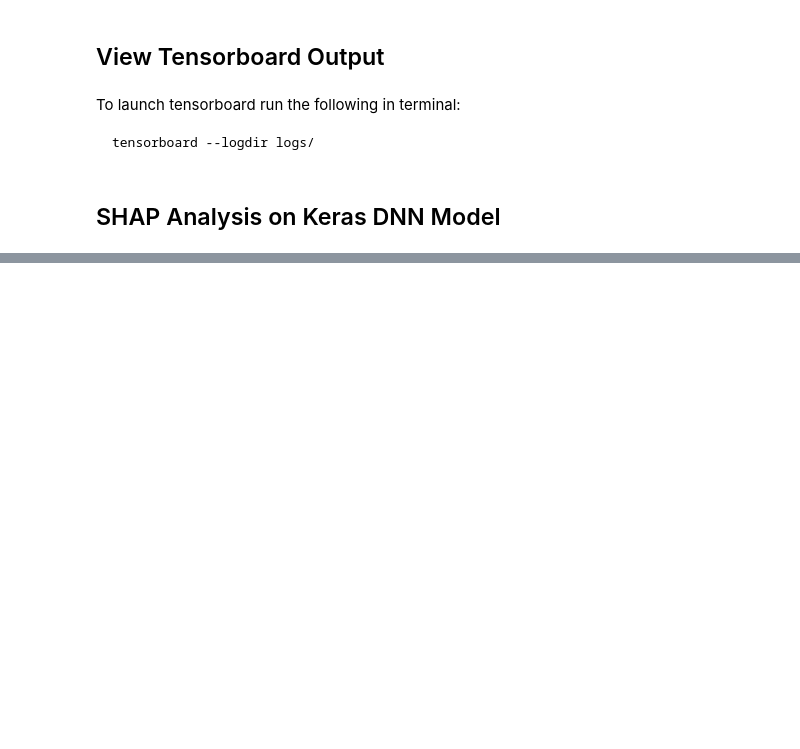
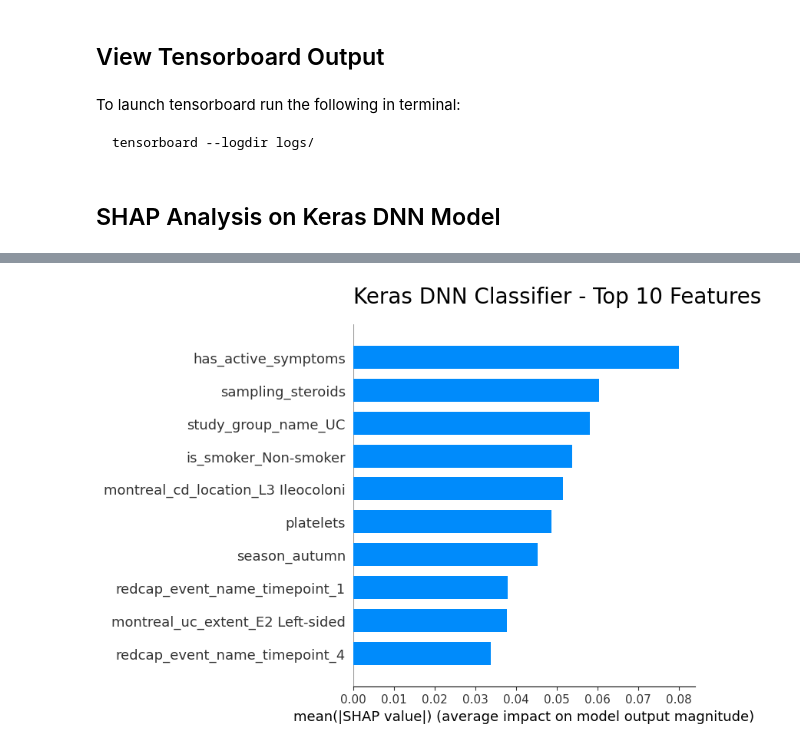
Before and after one commit to 1-gut/machine_learning_for_ibd_fatigue, a Jupyter notebook: 6_tensorflow_trial.ipynb, the cells around one changed output, grey strips where cells are left out. Cells and saved outputs as stored; diff of their text form; code cells hidden in the pictures; blank space fills up the shorter version.

```diff
--- a/6_tensorflow_trial.ipynb
+++ b/6_tensorflow_trial.ipynb
@@ -326,0 +351,19 @@ plt.show()
+# %%
+shap.summary_plot(
+    shap_values_class_1,
+    X_test_sample,
+    feature_names=X_test_sample.columns,
+    show=False,
+    cmap=cmap,
+    plot_type="bar",
+    max_display=10,
+)
+
+
+plt.title("Keras DNN Classifier - Top 10 Features", fontsize=20, pad=20, loc="left")
+
+save_path = f"{output_path}shap_keras_dnn_barplot.png"
+plt.savefig(save_path, dpi=300, bbox_inches="tight")
+plt.show()
+# %% [output]
+[figure, added]
```
Also changed, not shown: parts of 19 cells of this notebook, 6 other files.
